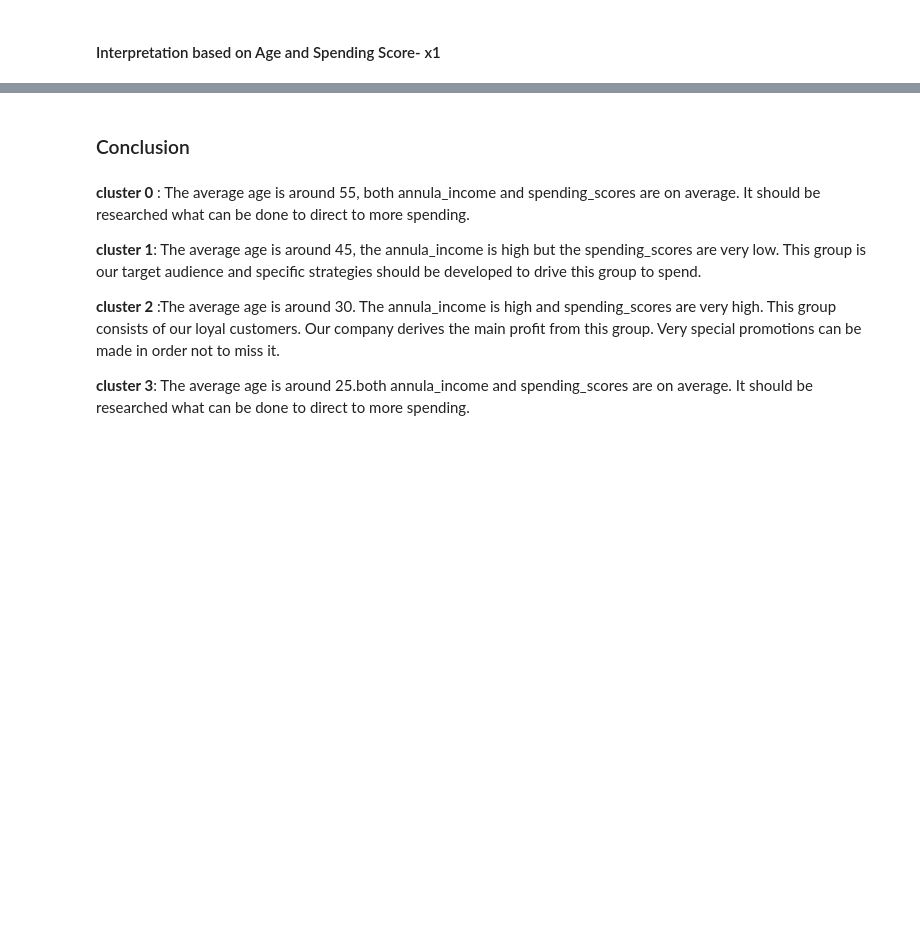
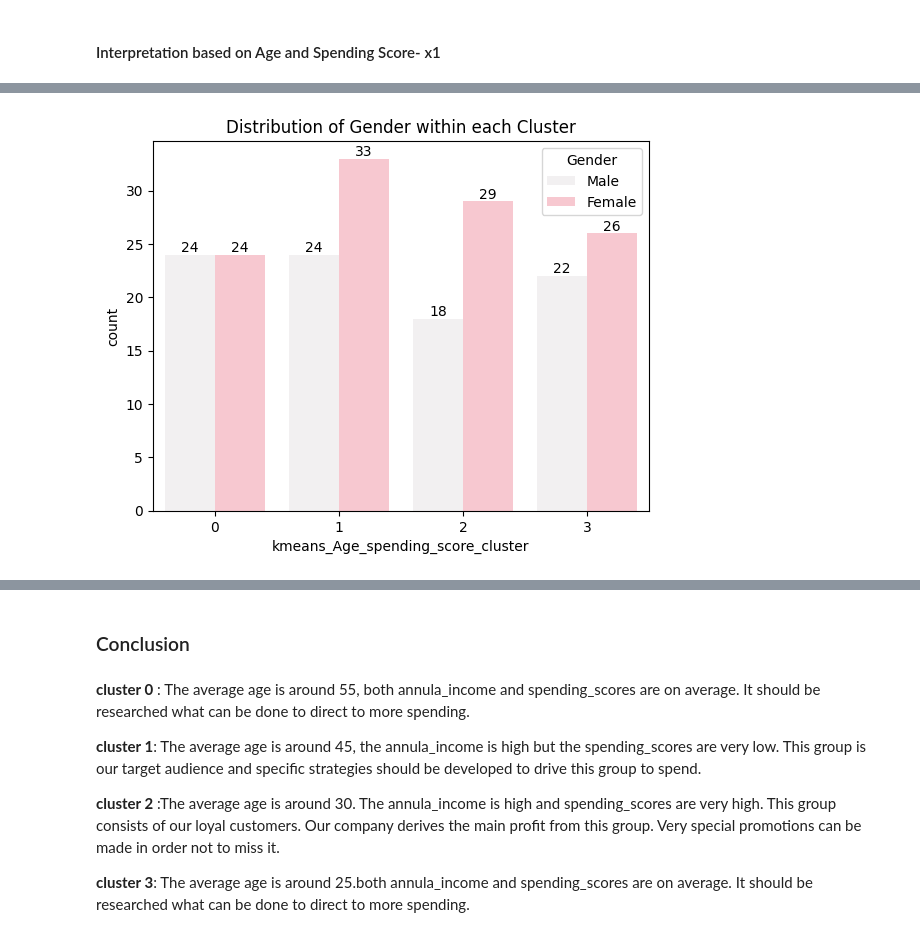
Before and after one commit to Hessa-Alharbi/Customer-Segmentation, a Jupyter notebook: Hierarchical_Clustering.ipynb, the cells around one changed output, grey strips where cells are left out. Drawn from its saved outputs; the diff is of its cells as text; code cells hidden in the pictures; blank space fills up the shorter version.

```diff
--- a/Hierarchical_Clustering.ipynb
+++ b/Hierarchical_Clustering.ipynb
@@ -400,0 +446,3 @@ sns.scatterplot(x='Age', y='Spending Score (1-100)', data=x1, hue='cluster', pal
+# %%
+df['kmeans_Age_spending_score_cluster'] = x.kmeans_cluster
+df.head()
@@ -400,0 +456,9 @@ sns.scatterplot(x='Age', y='Spending Score (1-100)', data=x1, hue='cluster', pal
+# %%
+# show the distribution of 'Gender' within each cluster of Age and spending score
+ax = sns.countplot(data=df, x='kmeans_Age_spending_score_cluster', hue='Gender',color='pink')
+plt.title('Distribution of Gender within each Cluster')
+for i in ax.containers:
+    ax.bar_label(i)
+plt.show()
+# %% [output]
+[figure, added]
```
Also changed, not shown: parts of 14 cells of this notebook, 4 other files.
